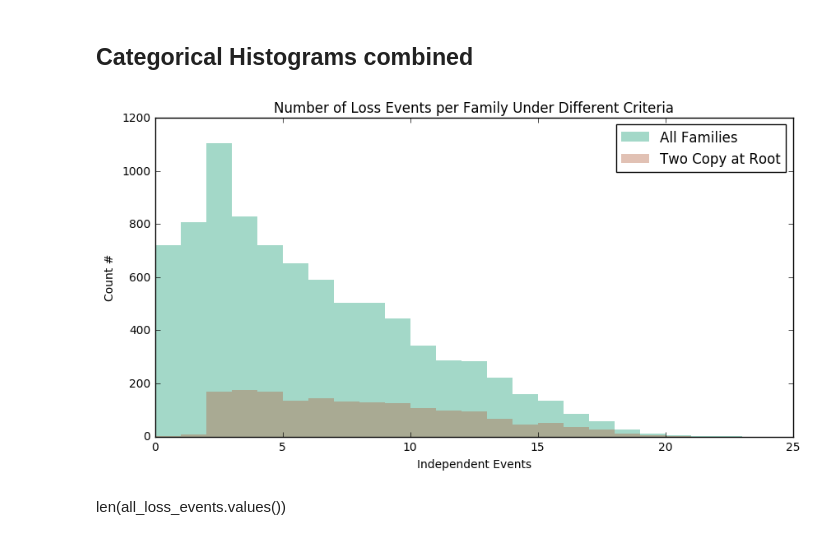
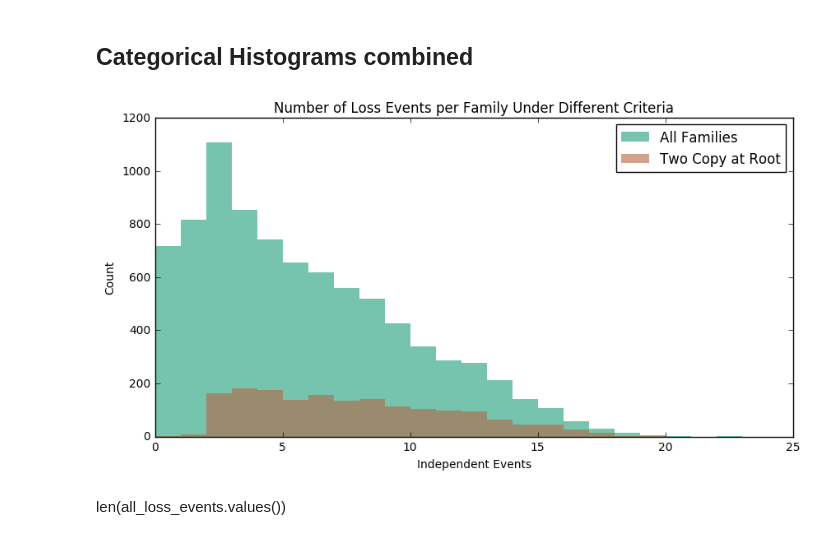
Before and after one commit to josiahseaman/DNA_Duplications, a Jupyter notebook: TreeCountAnalysis_Oleaceae_Homeologs.ipynb, the cells around one changed output. Drawn from its saved outputs; the diff is of its cells as text; code cells hidden in the pictures.

```diff
--- a/TreeCountAnalysis_Oleaceae_Homeologs.ipynb
+++ b/TreeCountAnalysis_Oleaceae_Homeologs.ipynb
@@ -15,7 +15,7 @@ Families for study were determined in "FunctionsForFamilies.ipynb" under the nam
 * Ks indicates copies were made in the most recent WGD
 # %%
 all_trees = {}
-with open(r"CAFE-4.2\data\homeologs_only\reports\oleaceae_homeologs_one_rate.cafe", 'r') as csvfile:
+with open(r"CAFE-4.2\data\homeologs_only\reports\oleaceae_homeologs_0.1_error_l00097_m010.cafe", 'r') as csvfile:
     lines = csvfile.readlines()[10:]
     for nLines, row in enumerate(lines):
         row = row.split('\t')
@@ -253,11 +253,17 @@ print(i_hist(copies))
 # %%
-def pretty_hist(title, raw_values, x_title="Number of events", y_title="Number of Families"):
+def pretty_hist(title, raw_values, x_title="", y_title="Count", xmax=None):
     import pandas
-    df = pandas.Series(raw_values)#, columns=['Family ID', 'Copies'])
-    bins = max(raw_values)
+
+    if xmax is None:
+        xmax = max(raw_values)
+    bins = xmax - min(raw_values)
+    c_values = [v for v in raw_values if v <= xmax]
+    df = pandas.Series(c_values)#, columns=['Family ID', 'Copies'])
     f = df.hist(bins=bins, figsize=(10,5), facecolor='#31a354', edgecolor='#31a354')#dpi=300)
     f.grid(False)
-    f.set_xticks([i for i in range(bins) if i %2 == 0])
+#     f.set_xticks([i for i in range(min(raw_values), xmax) if i % (bins//8) == 0])
     f.set_title(title)
     f.set_xlabel(x_title)
     f.set_ylabel(y_title)
+
+pretty_hist('Number of Copies at the Oleaceae root', [c for c in copies if c < 21])
@@ -332,11 +326,15 @@ wgd_study_jsg_losses = collect_loss_events_per_family(filtered_wgd_study_ints, [
 import numpy as np
 import matplotlib.pyplot as plt
 
-def categorical_histogram(title, datasets, normalize=False):
+def categorical_histogram(title, datasets, normalize=False, xmax=None, x_title='',
+                         y_title='Count'):
     # plot time_intervals,  plot gains in different colors
     fig, ax = plt.subplots(figsize=(10,5), dpi=600, facecolor='white')
     hist_series = [[label, i_hist(values)] for label, values in datasets.items()]
     longest = max([len(hist[1]) for hist in hist_series])
+    minimum = min([min(hist) for hist in datasets.values()])
+    if xmax:
+        longest = min(xmax-minimum, longest)
     for i, pair in enumerate(hist_series):
         hist_series[i][1] = (hist_series[i][1] + [0] * longest)[:longest] # zero padding
     xs = np.arange(0, longest)  # set x axis
@@ -352,11 +350,11 @@ def categorical_histogram(title, datasets, normalize=False):
         if normalize:
             bars = adjusted_bars
         ax.bar(xs, bars, bar_width,
-                    alpha=.4, color=colors[i], linewidth=0,
+                    alpha=.6, color=colors[i], linewidth=0,
                     label=label)
 
-    ax.set_xlabel('Independent Events')
-    ax.set_ylabel('Count #')
+    ax.set_xlabel(x_title)
+    ax.set_ylabel(y_title)
     ax.set_title(title)
     # ax.set_xticks(index + bar_width / 2)
     # ax.set_xticklabels(('A', 'B', 'C', 'D', 'E'))
@@ -365,10 +363,10 @@ def categorical_histogram(title, datasets, normalize=False):
 # %%
 categorical_histogram('Number of Loss Events per Family Under Different Criteria',
     {'All Families': all_loss_events.values(),
      'Two Copy at Root': wgd_study_jsg_losses.values(),
-    })
+    }, x_title='Independent Events')
 # %% [output]
-[figure, old version]
+[figure, new version]
 # %% [markdown]
 len(all_loss_events.values())
 # %%
```
Also changed, not shown: parts of 80 cells of this notebook, 1 other file.
